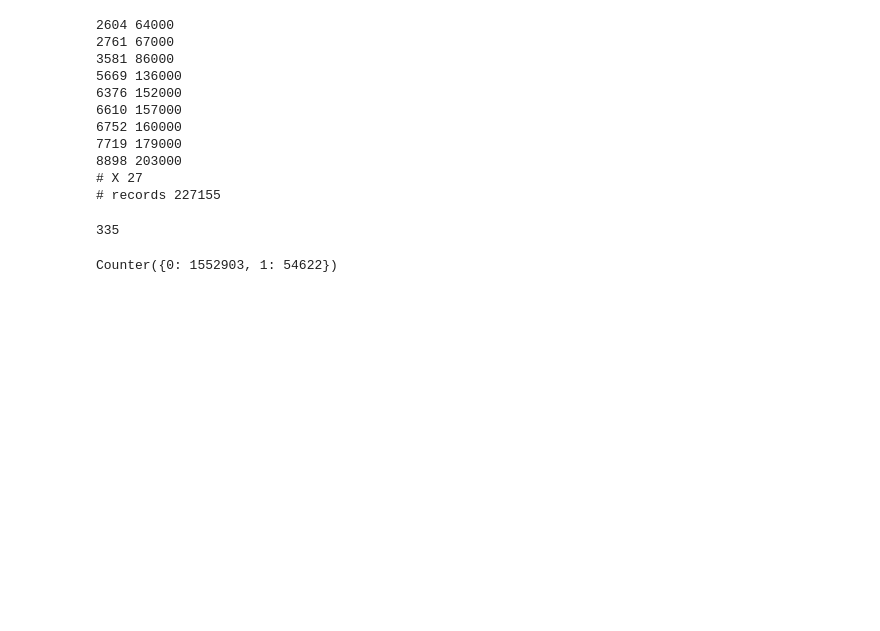
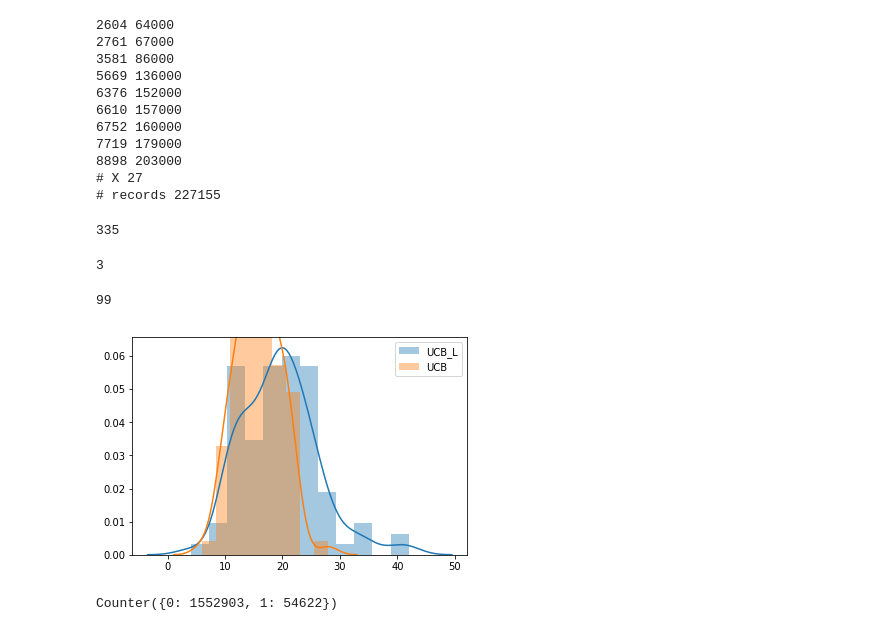
Before and after one commit to ShrekFelix/Reducing-Exploration-of-Dying-Arms-in-Mortal-Bandits, a Jupyter notebook: optimal exploration for mortal MAB.ipynb, the cells around one changed output. Saved outputs shown, nothing was run; the diff lists cells and outputs as text; code cells hidden in the pictures; blank space fills up the shorter version.

```diff
--- a/optimal exploration for mortal MAB.ipynb
+++ b/optimal exploration for mortal MAB.ipynb
@@ -143,14 +145,13 @@ def AG_L2(n=1000000,k=1, m=25, life_threshold=.3,verbose=True):
 # %%
 # offline simulation for AG_L
 # fast version, consumes much less records
-def AG_L(n=1000000,k=1, m=25, life_threshold=.3, verbose=True):
+def AG_L(n=1000000,k=1, m=25, life_threshold=.3, records=records, verbose=True):
     # records should be long enough
     '''
     n: number of turns to play
     m: number of turns to initialize
     k: adjust desire to exploit/explore
     '''
-    global records
     global lives # dict of articles to their lifespans
     rewards = 0
     i = 0 # marker in records
@@ -257,25 +258,27 @@ pass
 # %% [output]
 [figure]
 # %%
-def ucb(x, i, c, records, lives):
+def ucb(x, i, c, records, lives, t, mode=True):
     time = records[i]['timestamp']
     article = x[0]
     acc_reward, T = x[1]
     s, l = lives[article]
-    if time > l:
+    if time > l+1 or s>time-1:
         return 0
-    return acc_reward/T + c*np.log(l-time+1) * np.sqrt(2*np.log(time-s) / T)
+    if mode:
+        return acc_reward/T + c*np.log(l-time+1) * np.sqrt(2*np.log(time-s) / T)
+    else:
+        return acc_reward/T + np.sqrt(2*np.log(t)/T)
 
 # offline simulation for AG_L
 # fast version, consumes much less records
-def UCB_L(n=1000000, c=1, m=25, verbose=True):
+def UCB_L(n=1000, c=.01, m=25, records=records, verbose=True, mode=True):
     # records should be long enough
     '''
     n: number of turns to play
     m: number of turns to initialize
     k: adjust desire to exploit/explore
     '''
-    global records
     global lives # dict of articles to their lifespans
     rewards = 0
     i = 0 # marker in records
@@ -284,6 +287,7 @@ def UCB_L(n=1000000, c=1, m=25, verbose=True):
 
     # initialization
     while t<=m:
+        #print(t,i, flush=True)
         displayed = records[i]['displayed']
         clicked = records[i]['clicked']
         if displayed not in X.keys():
@@ -302,7 +306,7 @@ def UCB_L(n=1000000, c=1, m=25, verbose=True):
                 estimation = sum(map(lambda x:x[0]/x[1], X.values())) / len(X)
                 X[displayed] = np.array([estimation, 1])
 
-            best = max(X.items(), key= lambda x:ucb(x, i, c, records, lives))
+            best = max(X.items(), key= lambda x:ucb(x, i, c, records, lives, t, mode))
 
             if fake:
                 X.pop(displayed)
@@ -312,9 +316,9 @@ def UCB_L(n=1000000, c=1, m=25, verbose=True):
                 X[displayed] = X.get(displayed, np.array([0, 0])) + np.array([clicked, 1])
                 break
             i += 1
-
-        if i%1000==0:
-            print(t,i)
+        if verbose:
+            if i%1000==0:
+                print(t,i)
 
         t += 1
         i += 1
@@ -408,3 +443,21 @@ plt.plot(x,y)
+# %%
+ucbl = []
+ucbn = []
+for i in range(100):
+    ucbl.append(UCB_L(n=500, m=20, c=0.001, records=records[i*10000:100000+i*10000], verbose=False))
+    ucbn.append(UCB_L(n=500, m=20, records=records[i*10000:100000+i*10000], mode=False, verbose=False))
+    print(i,end='\r',flush=True)
+    time.sleep(.001)
+# %% [output]
+3
+99
+# %%
+sns.distplot(ucbl,label='UCB_L')
+sns.distplot(ucbn,label='UCB')
+plt.legend()
+pass
+# %% [output]
+[figure, added]
 # %%
 from collections import Counter
 # %%
```
Also changed, not shown: parts of 6 cells of this notebook.
